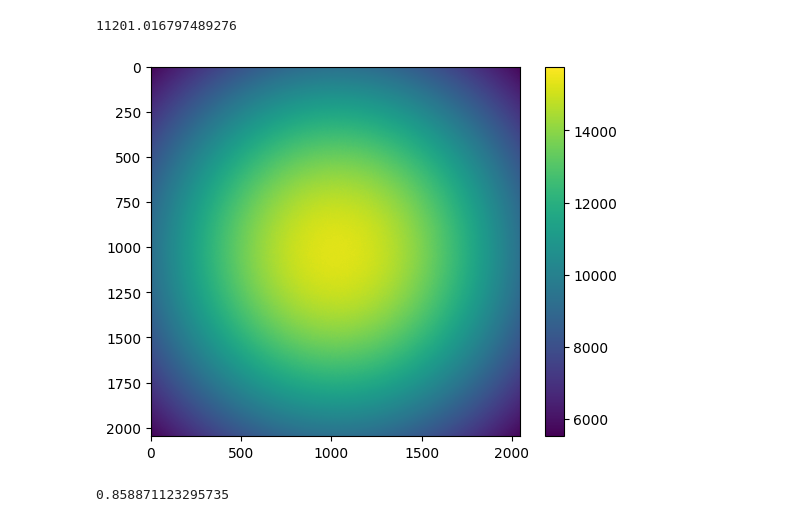
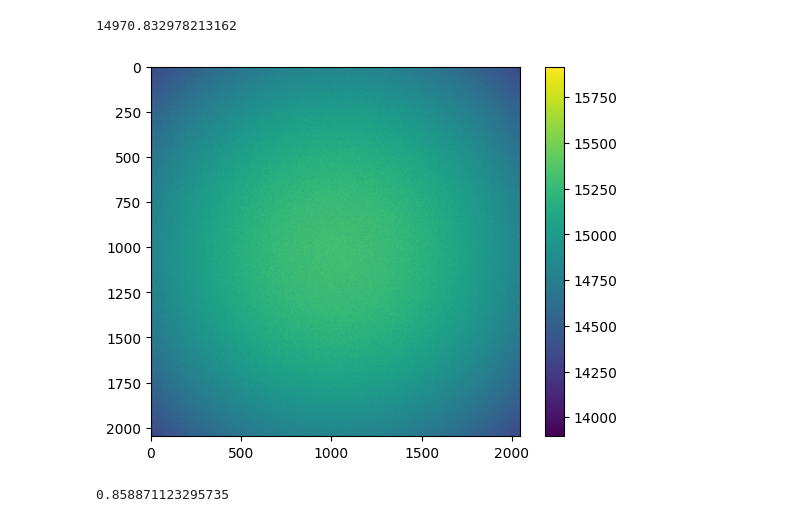
Before and after one commit to Voluptatemn/AstroResearch, a Jupyter notebook: BiasErrorProp.ipynb, the cells around one changed output. Saved outputs shown, nothing was run; the diff lists cells and outputs as text; code cells hidden in the pictures.

```diff
--- a/BiasErrorProp.ipynb
+++ b/BiasErrorProp.ipynb
@@ -82,37 +82,37 @@ import numpy as np
 import matplotlib.pyplot as plt
 
 def generate_custom_gaussian_circle(resolution, center_value, sigma, edge_value):
     center_x, center_y = resolution / 2, resolution / 2
     grid = np.zeros((resolution, resolution))
 
     for x in range(resolution):
         for y in range(resolution):
             distance = np.sqrt((x - center_x)**2 + (y - center_y)**2)
             # Calculate the Gaussian-like value with a custom mean
             value = (np.random.normal(300, 5) + np.random.poisson(center_value)) * np.exp(-0.5 * (distance / sigma)**2)
 
             # Clamp values to be within [edge_value, center_value]
             # value = max(edge_value, min(center_value, value))
 
             # Assign the value to the grid
             grid[x, y] = value
 
     return grid
 
 resolution = 2048
 center_value = 15000  # Adjust this value for the center peak
-edge_value = 0.0    # Adjust this value for the edge
-sigma = 1024           # Adjust this value to control the spread of values
+edge_value = 0   # Adjust this value for the edge
+sigma = 4000          # Adjust this value to control the spread of values
 
 custom_gaussian_circle = generate_custom_gaussian_circle(resolution, center_value, sigma, edge_value)
 display(np.mean(custom_gaussian_circle))
 
 plt.imshow(custom_gaussian_circle, cmap='viridis')
 plt.colorbar()
 plt.show()
 # %% [output]
-11201.016797489276
+14970.832978213162
-[figure, old version]
+[figure, new version]
 # %%
 import numpy as np
 import matplotlib.pyplot as plt
```
